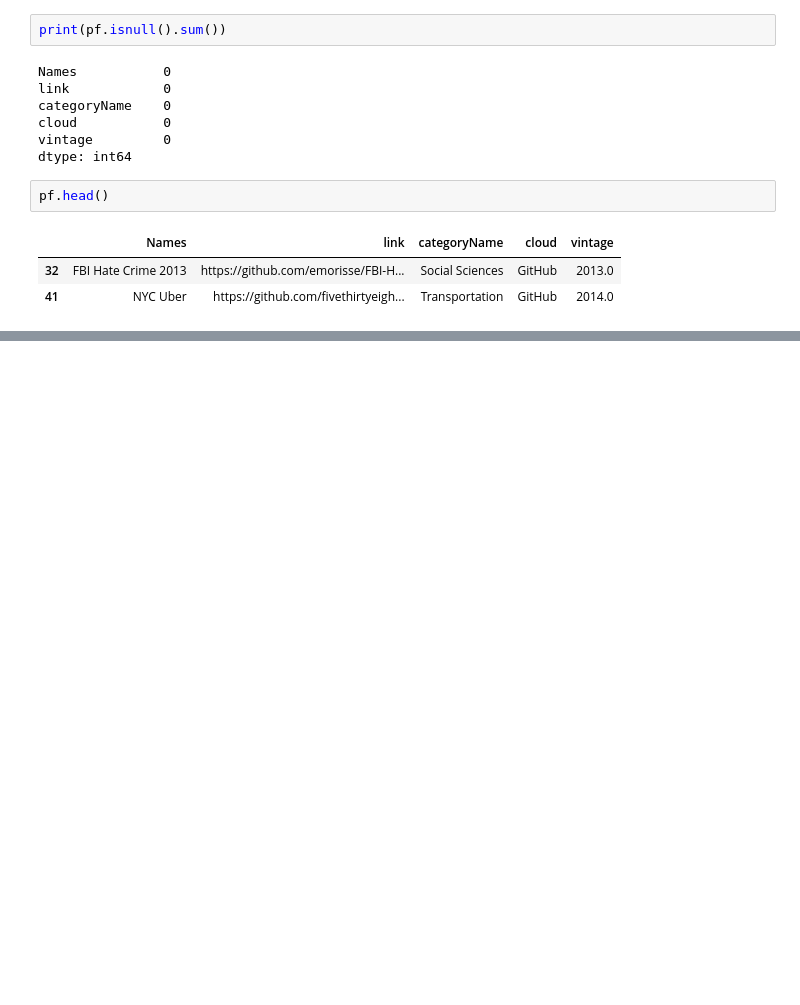
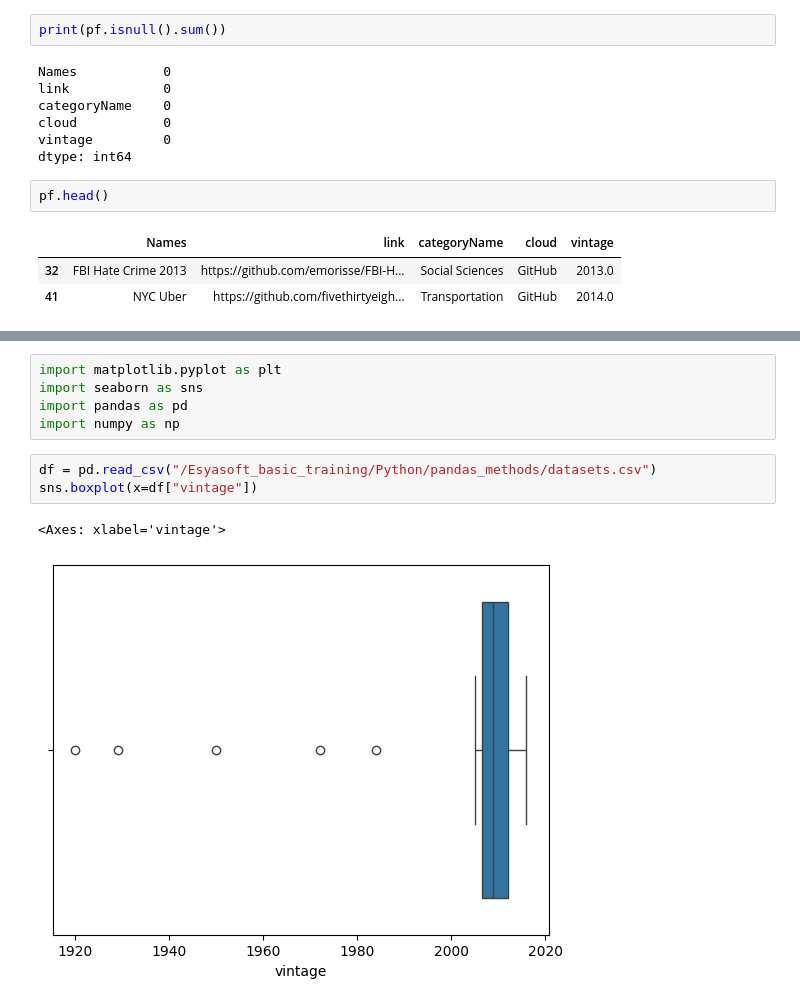
Before and after one commit to Poojitha-Nakkina/Esyasoft_basic_training, a Jupyter notebook: Python/pandas_methods/main.ipynb, the cells around one changed output, grey strips where cells are left out. Cells and saved outputs as stored; diff of their text form; blank space fills up the shorter version.

```diff
--- a/Python/pandas_methods/main.ipynb
+++ b/Python/pandas_methods/main.ipynb
@@ -260,0 +287,11 @@ pf.head()
+# %%
+import matplotlib.pyplot as plt
+import seaborn as sns
+import pandas as pd
+import numpy as np
+# %%
+df = pd.read_csv("/Esyasoft_basic_training/Python/pandas_methods/datasets.csv")
+sns.boxplot(x=df["vintage"])
+# %% [output]
+<Axes: xlabel='vintage'>
+[figure, added]
```
Also changed, not shown: parts of 5 cells of this notebook, 4 other files.
